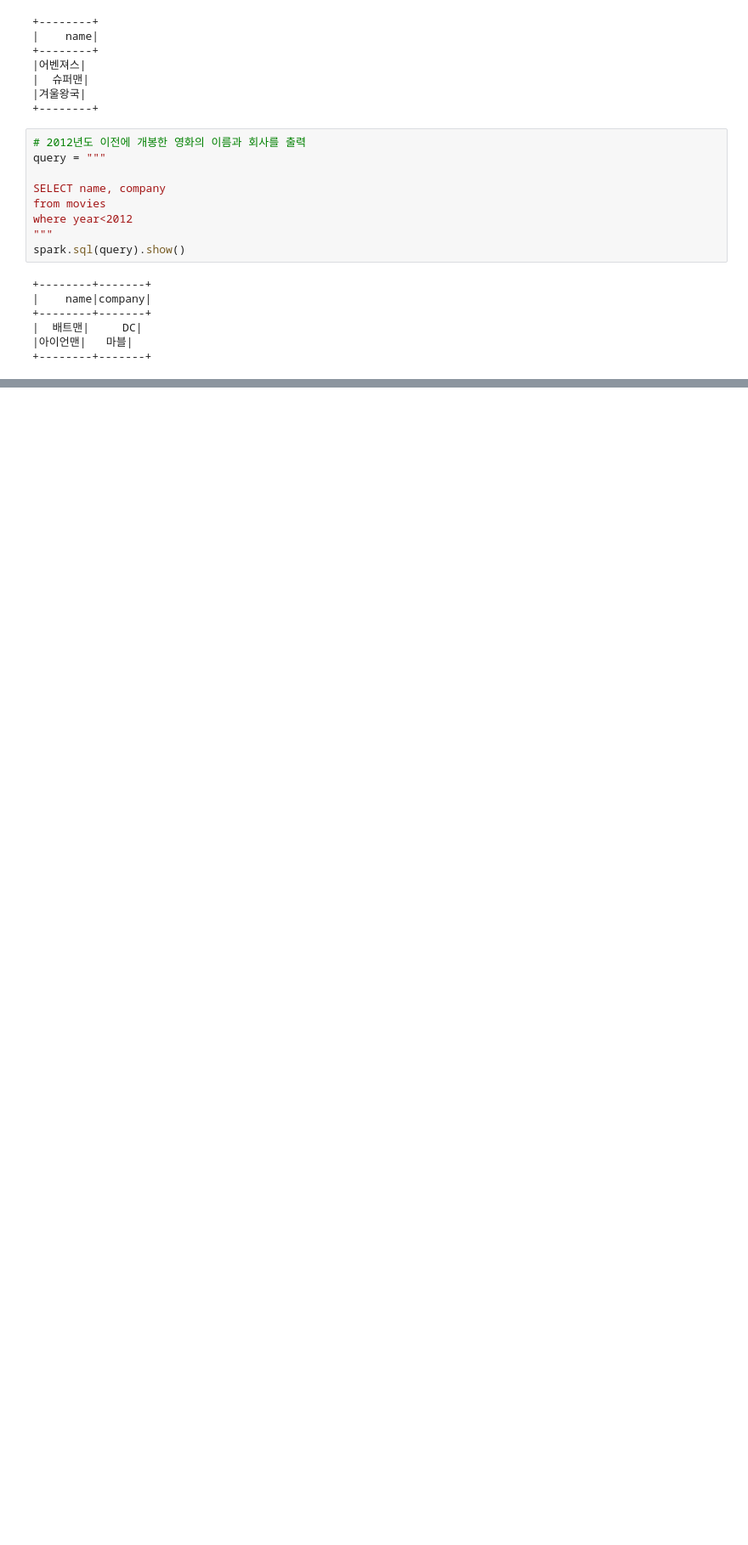
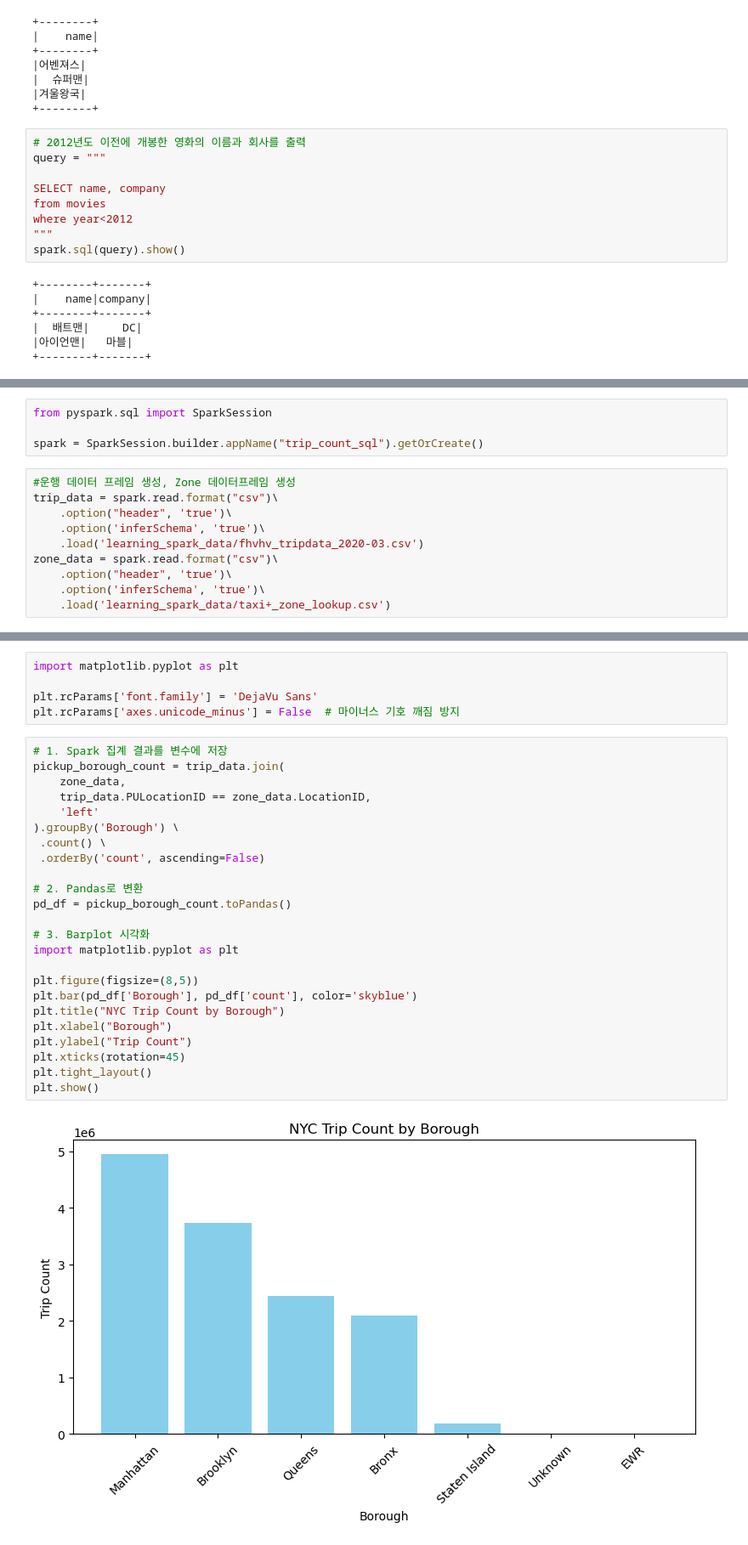
Before and after one commit to minsangggg/Spark, a Jupyter notebook: workspace/05_SparkSQL_DF.ipynb, the cells around one changed output, grey strips where cells are left out. Shown at 85% size. Saved outputs shown, nothing was run; the diff lists cells and outputs as text; blank space fills up the shorter version.

```diff
--- a/workspace/05_SparkSQL_DF.ipynb
+++ b/workspace/05_SparkSQL_DF.ipynb
@@ -198,0 +409,14 @@ spark.sql(query).show()
+# %%
+from pyspark.sql import SparkSession
+
+spark = SparkSession.builder.appName("trip_count_sql").getOrCreate()
+# %%
+#운행 데이터 프레임 생성, Zone 데이터프레임 생성
+trip_data = spark.read.format("csv")\
+    .option("header", 'true')\
+    .option('inferSchema', 'true')\
+    .load('learning_spark_data/fhvhv_tripdata_2020-03.csv')
+zone_data = spark.read.format("csv")\
+    .option("header", 'true')\
+    .option('inferSchema', 'true')\
+    .load('learning_spark_data/taxi+_zone_lookup.csv')
@@ -198,0 +663,31 @@ spark.sql(query).show()
+# %%
+import matplotlib.pyplot as plt
+
+plt.rcParams['font.family'] = 'DejaVu Sans'
+plt.rcParams['axes.unicode_minus'] = False  # 마이너스 기호 깨짐 방지
+# %%
+# 1. Spark 집계 결과를 변수에 저장
+pickup_borough_count = trip_data.join(
+    zone_data,
+    trip_data.PULocationID == zone_data.LocationID,
+    'left'
+).groupBy('Borough') \
+ .count() \
+ .orderBy('count', ascending=False)
+
+# 2. Pandas로 변환
+pd_df = pickup_borough_count.toPandas()
+
+# 3. Barplot 시각화
+import matplotlib.pyplot as plt
+
+plt.figure(figsize=(8,5))
+plt.bar(pd_df['Borough'], pd_df['count'], color='skyblue')
+plt.title("NYC Trip Count by Borough")
+plt.xlabel("Borough")
+plt.ylabel("Trip Count")
+plt.xticks(rotation=45)
+plt.tight_layout()
+plt.show()
+# %% [output]
+[figure, added]
```
Also changed, not shown: parts of 39 cells of this notebook, 1 other file.
